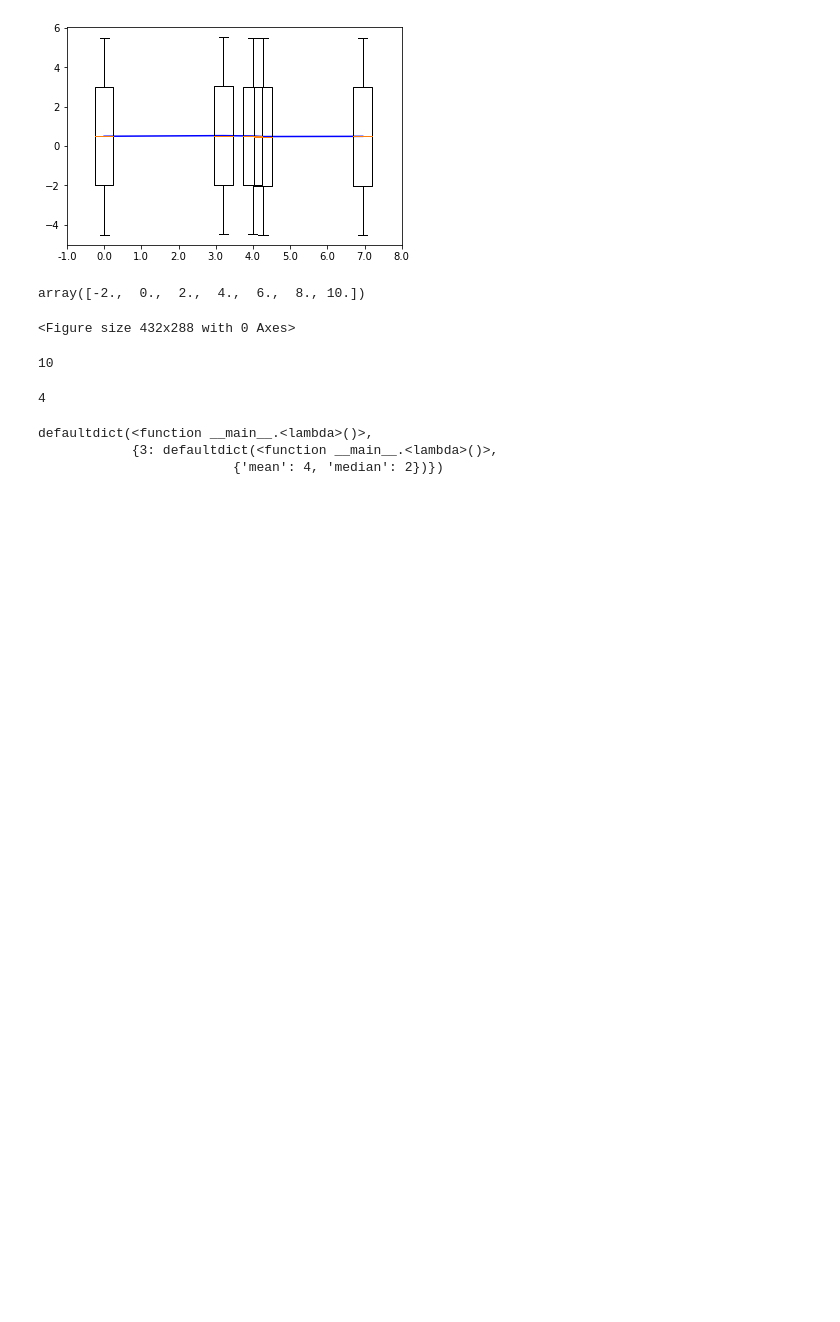
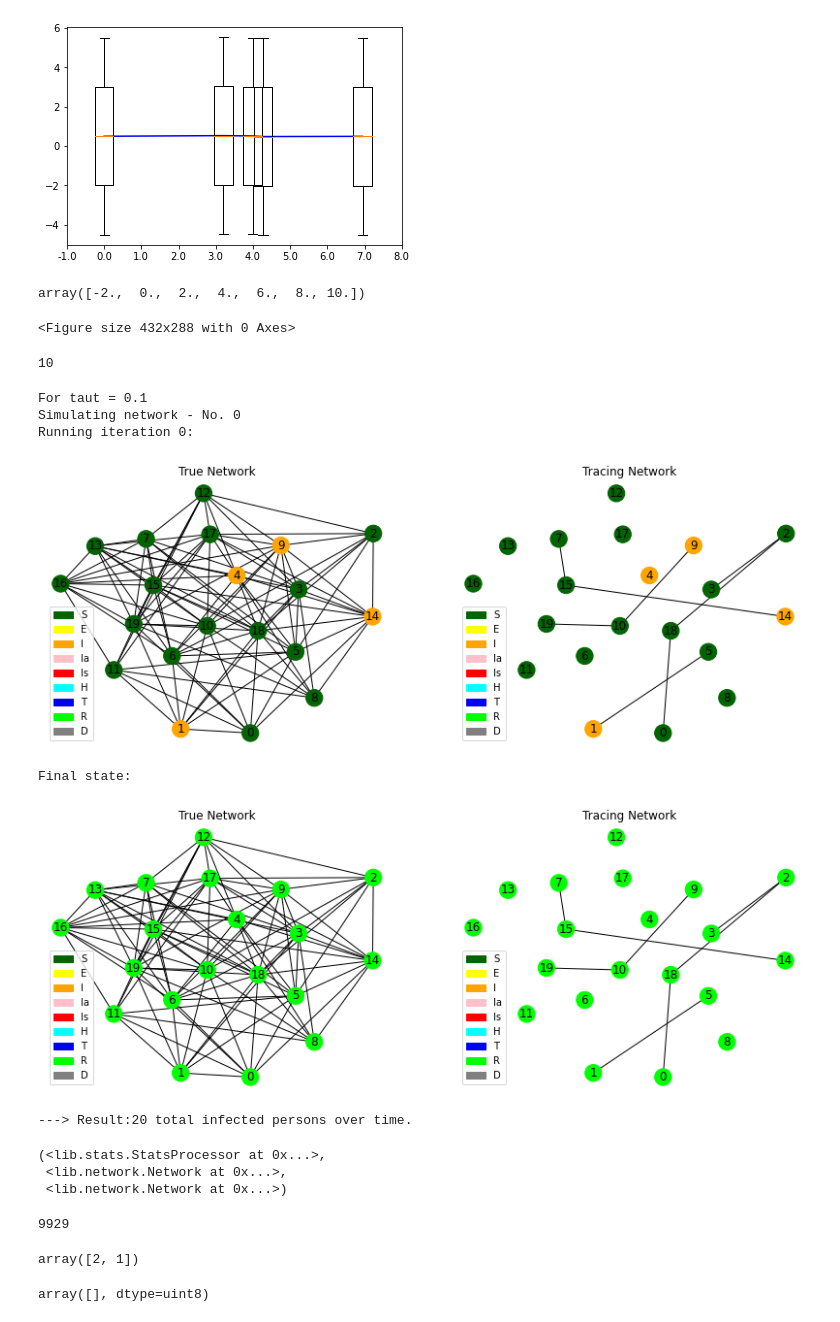
Before and after one commit to andrei-rusu/contact-tracing-model, a Jupyter notebook: RandomExp.ipynb, the cells around one changed output. Cells and saved outputs as stored; diff of their text form; code cells hidden in the pictures; blank space fills up the shorter version.

```diff
--- a/RandomExp.ipynb
+++ b/RandomExp.ipynb
@@ -475,7 +464,3 @@ boxplot_data = [item.get_ydata() for item in B['whiskers']]
 len(boxplot_data)
 # %% [output]
 10
-# %%
-all_sim_res[2][3][5]
-# %% [output]
-4
@@ -488,6 +466,0 @@ all_sim_res[2][3]['median'] = 2
-# %%
-all_sim_res[2]
-# %% [output]
-defaultdict(<function __main__.<lambda>()>,
-            {3: defaultdict(<function __main__.<lambda>()>,
-                         {'mean': 4, 'median': 2})})
@@ -493,0 +475,15 @@ defaultdict(<function __main__.<lambda>()>,
+# %%
+import run
+reload(run)
+run.run_mock(netsize=20, k=10 ,first_inf=4, draw=True)
+# %% [output]
+For taut = 0.1
+Simulating network - No. 0
+Running iteration 0:
+[figure, added]
+Final state:
+[figure, added]
+---> Result:20 total infected persons over time.
+(<lib.stats.StatsProcessor at 0x...>,
+ <lib.network.Network at 0x...>,
+ <lib.network.Network at 0x...>)
@@ -493,0 +495,12 @@ defaultdict(<function __main__.<lambda>()>,
+# %%
+len(true.node_list)
+# %% [output]
+9929
+# %%
+np.append(a,1)
+# %% [output]
+array([2, 1])
+# %%
+np.array([], dtype=np.uint8)
+# %% [output]
+array([], dtype=uint8)
```
Also changed, not shown: parts of 30 cells of this notebook, 8 other files.
